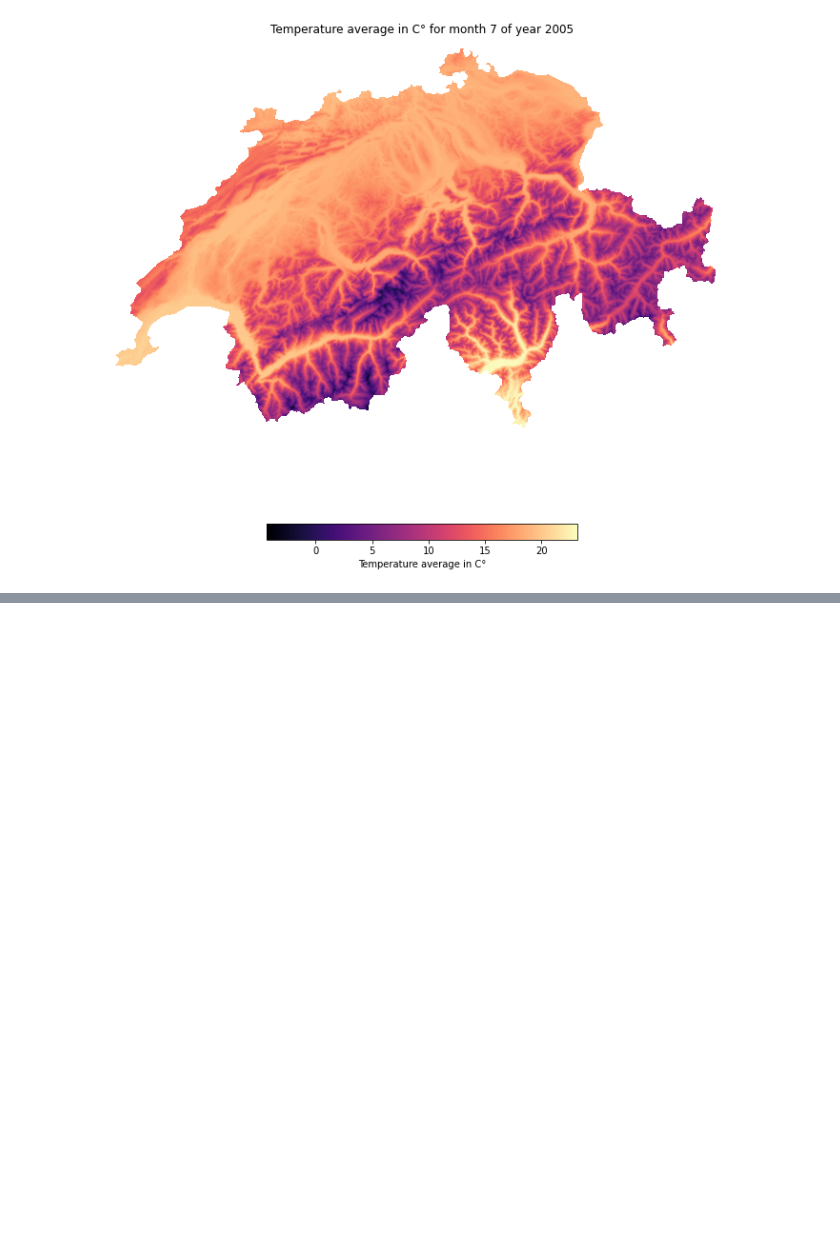
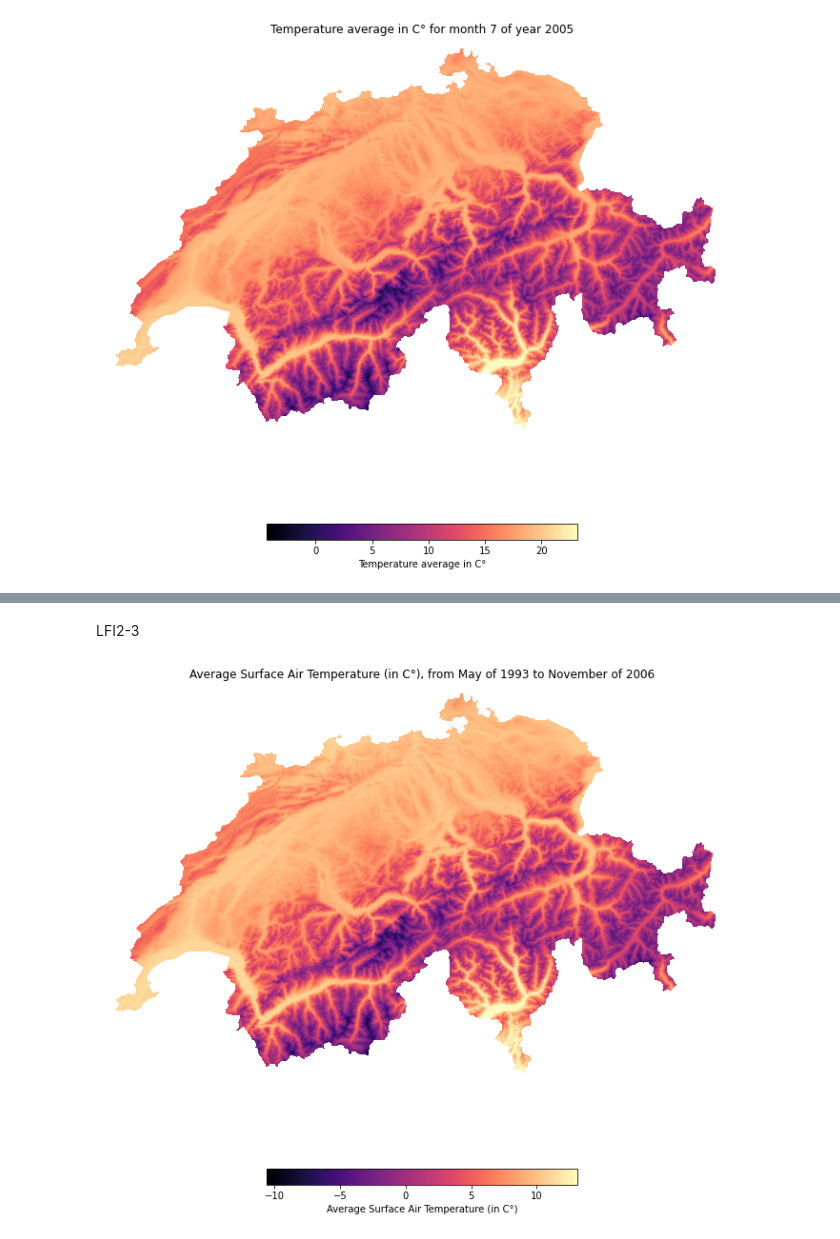
Before and after one commit to Ukratic/Jedha_fullstack, a Jupyter notebook: 6. Protective Forests/meteo_2.ipynb, the cells around one changed output, grey strips where cells are left out. Drawn from its saved outputs; the diff is of its cells as text; code cells hidden in the pictures; blank space fills up the shorter version.

```diff
--- a/6. Protective Forests/meteo_2.ipynb
+++ b/6. Protective Forests/meteo_2.ipynb
@@ -202,0 +258,6 @@ plot_image(906,tave1930,'tave')
+# %% [markdown]
+LFI2-3
+# %%
+plot_image_interval(760,922,tave1930,'tave')
+# %% [output]
+[figure, added]
```
Also changed, not shown: parts of 23 cells of this notebook, 16 other files.
